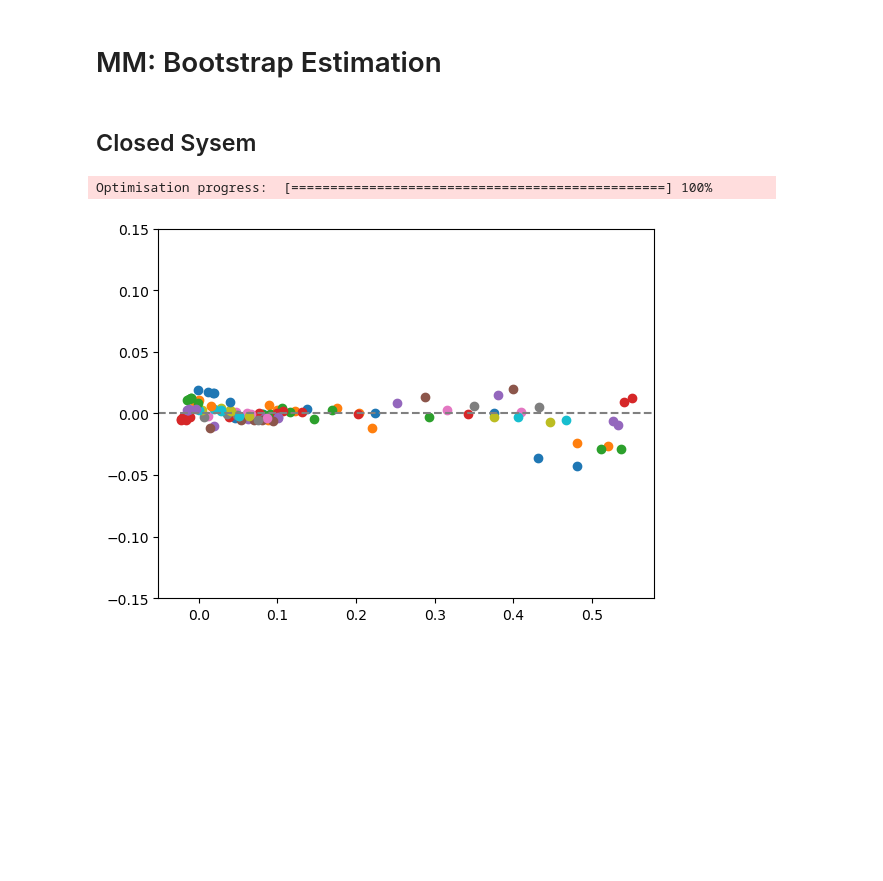
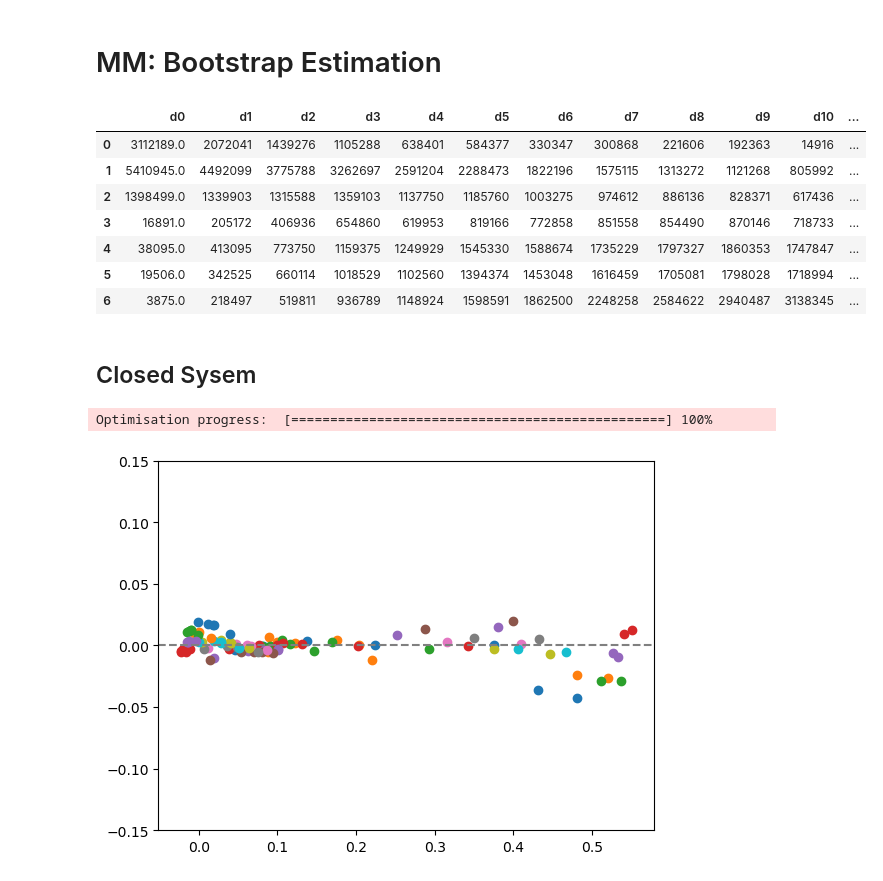
Before and after one commit to lservius/TEmPTS, a Jupyter notebook: application_scripts/24-05-17.paper_appli_simCN.ipynb, the cells around one changed output. Cells and saved outputs as stored; diff of their text form; code cells hidden in the pictures; blank space fills up the shorter version.

```diff
--- a/application_scripts/24-05-17.paper_appli_simCN.ipynb
+++ b/application_scripts/24-05-17.paper_appli_simCN.ipynb
@@ -27,13 +27,24 @@ max_iter = 1e4
 numCores = 20
 mc_iter = 25
 # %%
-startCount = 10**6 # no. in initial system
+startCount = 10**7 # no. in initial system
 N0 = createN0(k, startCount, )
 Q_true = make_theta0(k, 'Q')
 
 # closed system w\ noise
 simCN_df = generateAggStates(N0, Q_true, (timeCourse - 1), u=u, recruit=False, timeCount=0, timeMarker='d', noise=True)
 simCN = simCN_df.to_numpy()
+# %%
+simCN_df
+# %% [output]
+|  | d0 | d1 | d2 | d3 | d4 | d5 | d6 | d7 | d8 | d9 | d10 | ... |
+| 0 | 3112189.0 | 2072041 | 1439276 | 1105288 | 638401 | 584377 | 330347 | 300868 | 221606 | 192363 | 14916 | ... |
+| 1 | 5410945.0 | 4492099 | 3775788 | 3262697 | 2591204 | 2288473 | 1822196 | 1575115 | 1313272 | 1121268 | 805992 | ... |
+| 2 | 1398499.0 | 1339903 | 1315588 | 1359103 | 1137750 | 1185760 | 1003275 | 974612 | 886136 | 828371 | 617436 | ... |
+| 3 | 16891.0 | 205172 | 406936 | 654860 | 619953 | 819166 | 772858 | 851558 | 854490 | 870146 | 718733 | ... |
+| 4 | 38095.0 | 413095 | 773750 | 1159375 | 1249929 | 1545330 | 1588674 | 1735229 | 1797327 | 1860353 | 1747847 | ... |
+| 5 | 19506.0 | 342525 | 660114 | 1018529 | 1102560 | 1394374 | 1453048 | 1616459 | 1705081 | 1798028 | 1718994 | ... |
+| 6 | 3875.0 | 218497 | 519811 | 936789 | 1148924 | 1598591 | 1862500 | 2248258 | 2584622 | 2940487 | 3138345 | ... |
 # %% [markdown]
 ## Closed Sysem
 # %%
```
Also changed, not shown: 2 other files.
